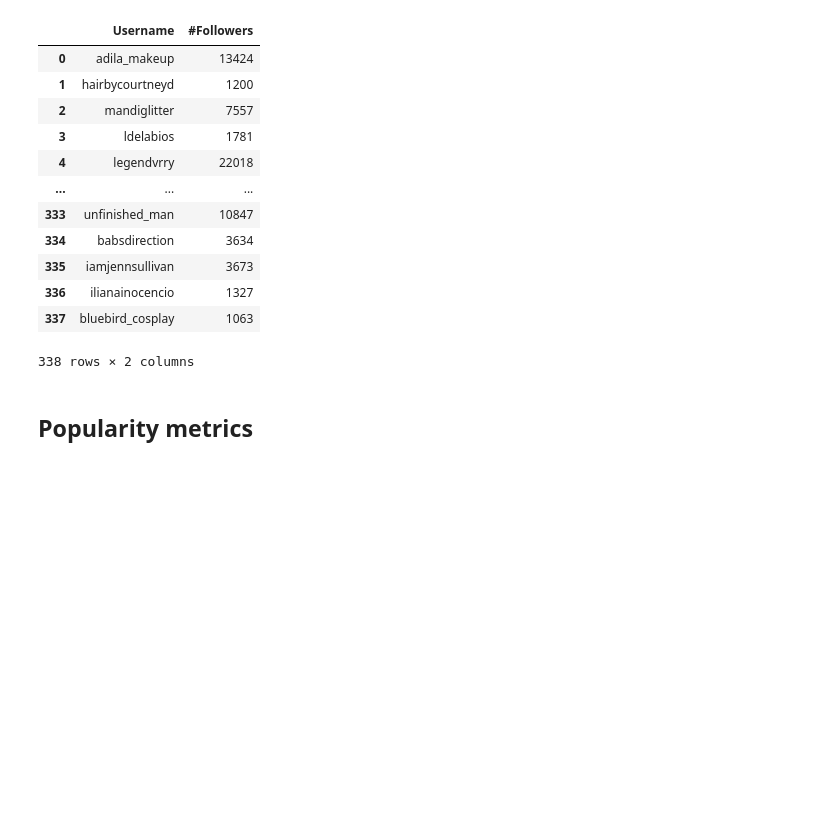
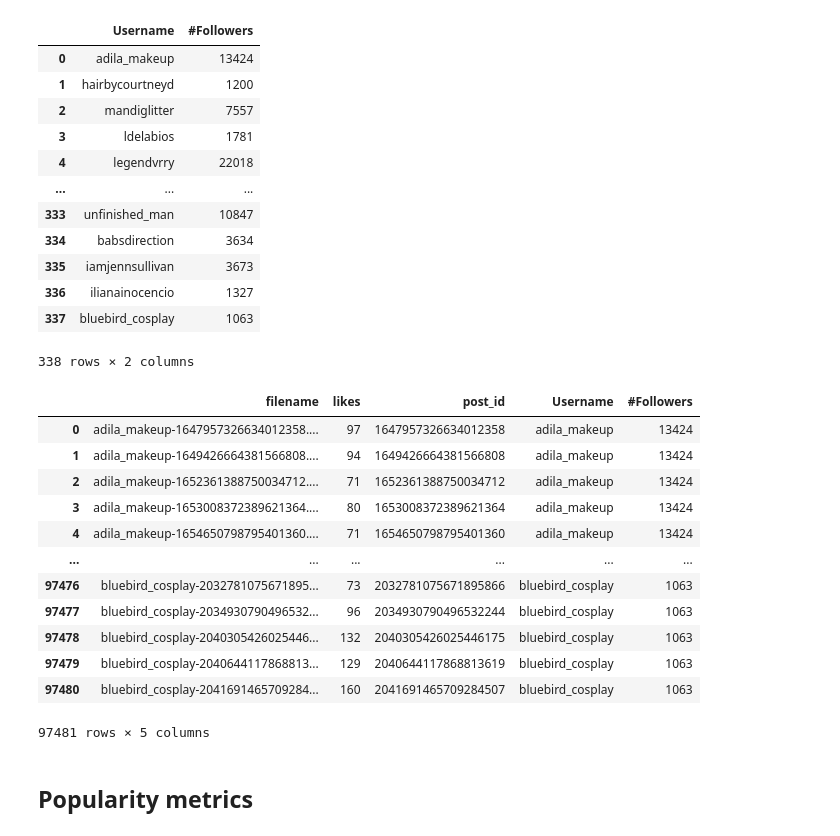
Before and after one commit to hbrt-rdzk/raight.move, a Jupyter notebook: notebooks/evaluation/evaluation.ipynb, the cells around one changed output. Drawn from its saved outputs; the diff is of its cells as text; code cells hidden in the pictures; blank space fills up the shorter version.

```diff
--- a/notebooks/evaluation/evaluation.ipynb
+++ b/notebooks/evaluation/evaluation.ipynb
@@ -102,6 +101,23 @@ followers_df
 | 336 | ilianainocencio | 1327 |
 | 337 | bluebird_cosplay | 1063 |
 338 rows × 2 columns
+# %%
+results_df = likes_df.merge(followers_df, on="Username", how="right")
+results_df
+# %% [output]
+|  | filename | likes | post_id | Username | #Followers |
+| 0 | adila_makeup-1647957326634012358.... | 97 | 1647957326634012358 | adila_makeup | 13424 |
+| 1 | adila_makeup-1649426664381566808.... | 94 | 1649426664381566808 | adila_makeup | 13424 |
+| 2 | adila_makeup-1652361388750034712.... | 71 | 1652361388750034712 | adila_makeup | 13424 |
+| 3 | adila_makeup-1653008372389621364.... | 80 | 1653008372389621364 | adila_makeup | 13424 |
+| 4 | adila_makeup-1654650798795401360.... | 71 | 1654650798795401360 | adila_makeup | 13424 |
+| ... | ... | ... | ... | ... | ... |
+| 97476 | bluebird_cosplay-2032781075671895... | 73 | 2032781075671895866 | bluebird_cosplay | 1063 |
+| 97477 | bluebird_cosplay-2034930790496532... | 96 | 2034930790496532244 | bluebird_cosplay | 1063 |
+| 97478 | bluebird_cosplay-2040305426025446... | 132 | 2040305426025446175 | bluebird_cosplay | 1063 |
+| 97479 | bluebird_cosplay-2040644117868813... | 129 | 2040644117868813619 | bluebird_cosplay | 1063 |
+| 97480 | bluebird_cosplay-2041691465709284... | 160 | 2041691465709284507 | bluebird_cosplay | 1063 |
+97481 rows × 5 columns
 # %%
 results_df = likes_df.merge(followers_df, on="Username", how="right")
 results_df = results_df.set_index("post_id")
```
Also changed, not shown: parts of 9 cells of this notebook.
